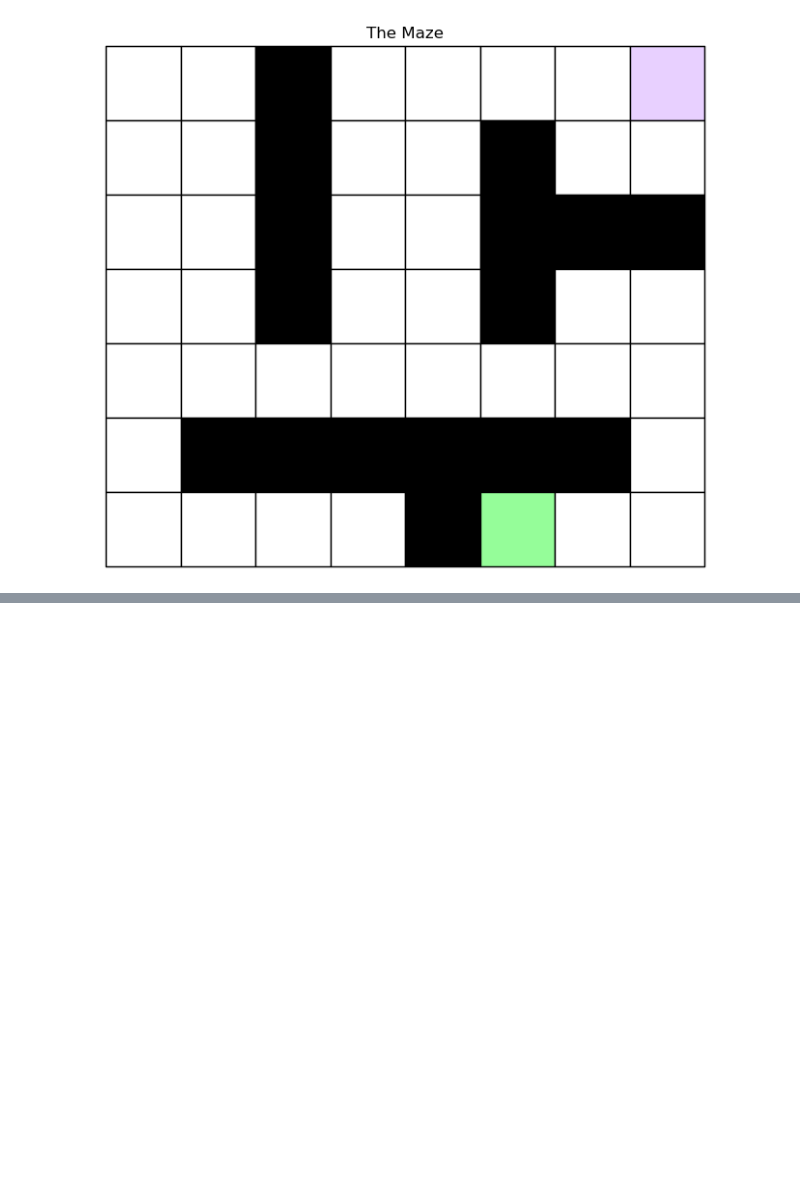
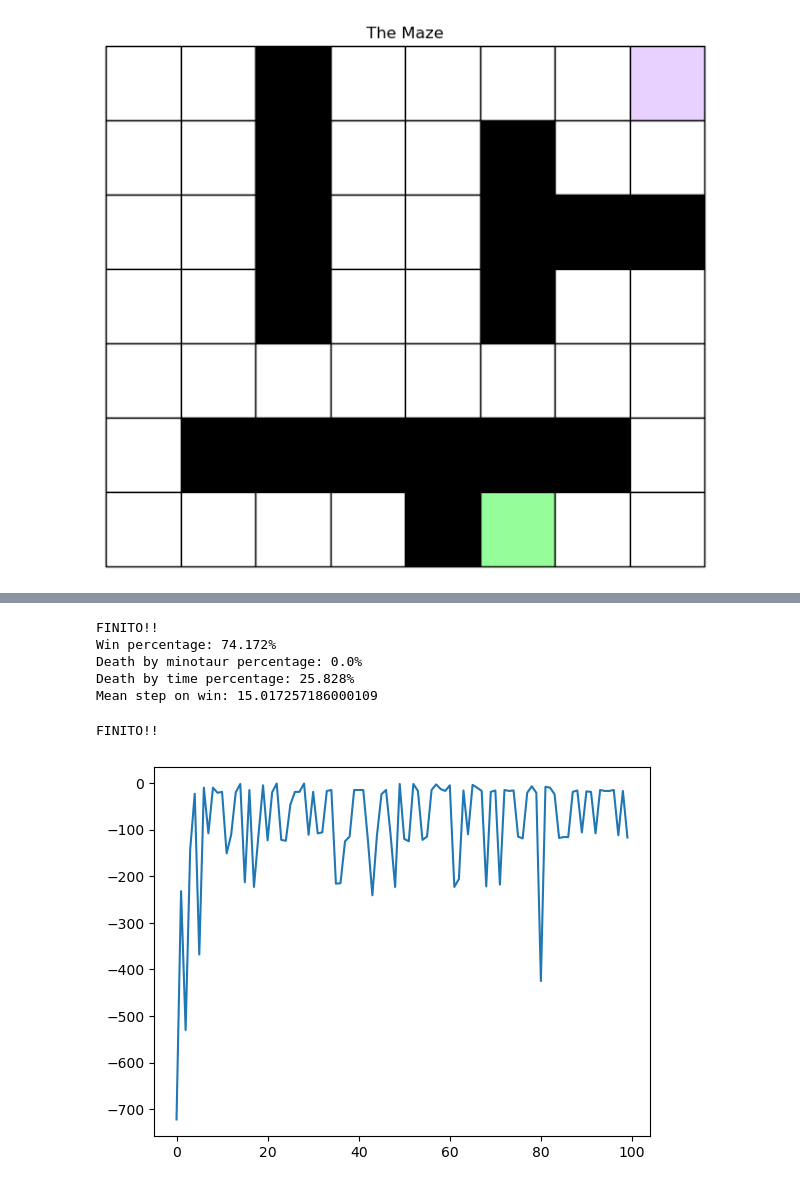
Before and after one commit to simoclemens/KTH-ReinforcementLearning, a Jupyter notebook: LAB1/EX1/problem1_B1.ipynb, the cells around one changed output, grey strips where cells are left out. Drawn from its saved outputs; the diff is of its cells as text; code cells hidden in the pictures; blank space fills up the shorter version.

```diff
--- a/LAB1/EX1/problem1_B1.ipynb
+++ b/LAB1/EX1/problem1_B1.ipynb
@@ -73,0 +98,27 @@ Mean step on win: 15.018481383122866
+# %%
+reload(mz)
+env = mz.Maze(maze)
+
+# Simulate Q-learning
+Q = np.load('output_Q.npy')
+Q, _ = env.simulate(Q = Q, method='Q-learning', testing=True)
+np.save('output_Q.npy', Q)
+# %% [output]
+FINITO!!
+Win percentage: 74.172%
+Death by minotaur percentage: 0.0%
+Death by time percentage: 25.828%
+Mean step on win: 15.017257186000109
+# %%
+# Q-learning with alpha 0.9
+reload(mz)
+env = mz.Maze(maze)
+
+# Train Q-learning
+Q = np.load('output_Q.npy')
+Q, Q_list= env.simulate(method='Q-learning', alpha = 0.8, testing=False)
+mz.plot_convergence(Q_list)
+np.save('output_Q.npy', Q)
+# %% [output]
+FINITO!!
+[figure, added]
```
Also changed, not shown: parts of 11 cells of this notebook, 3 other files.
